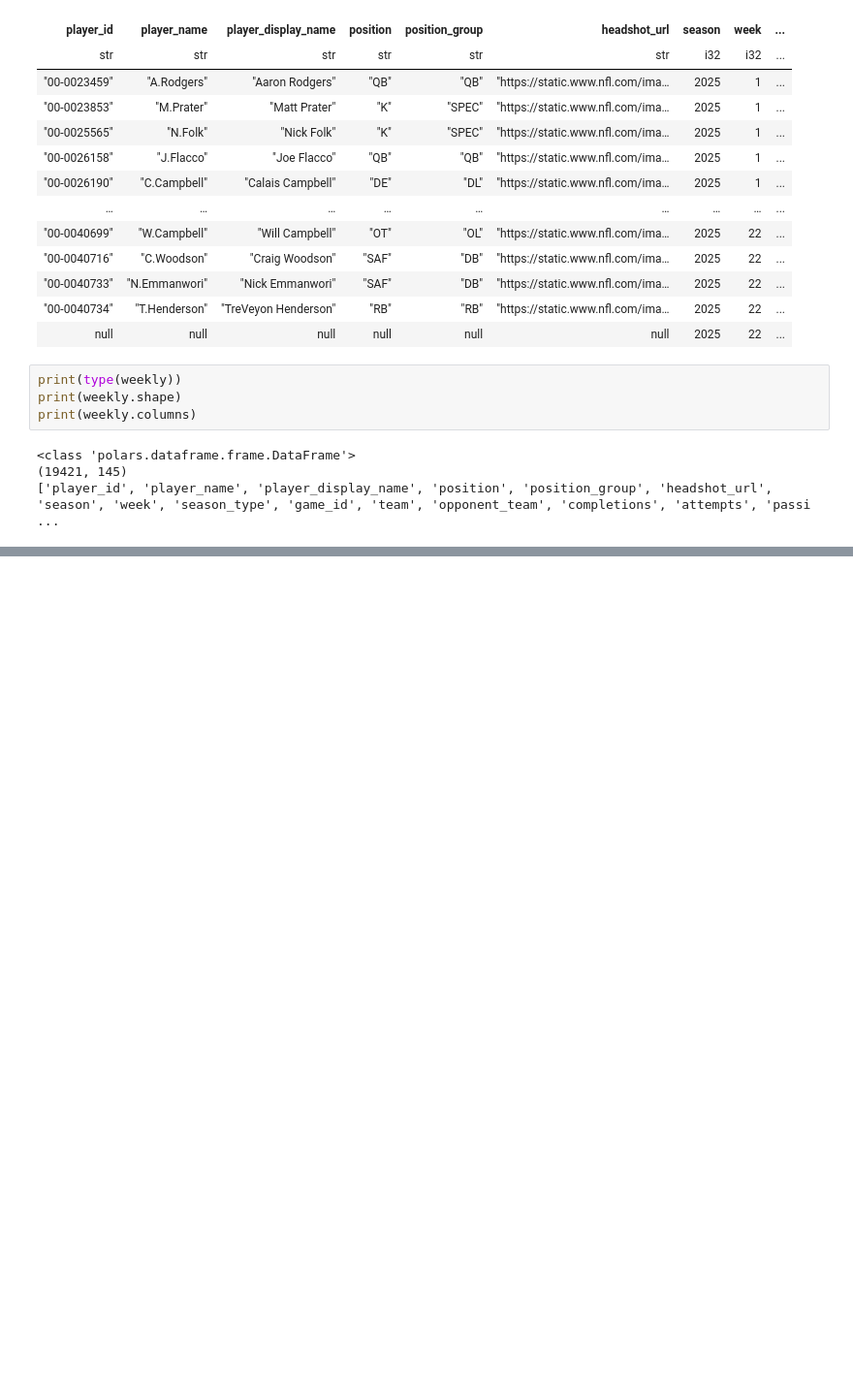
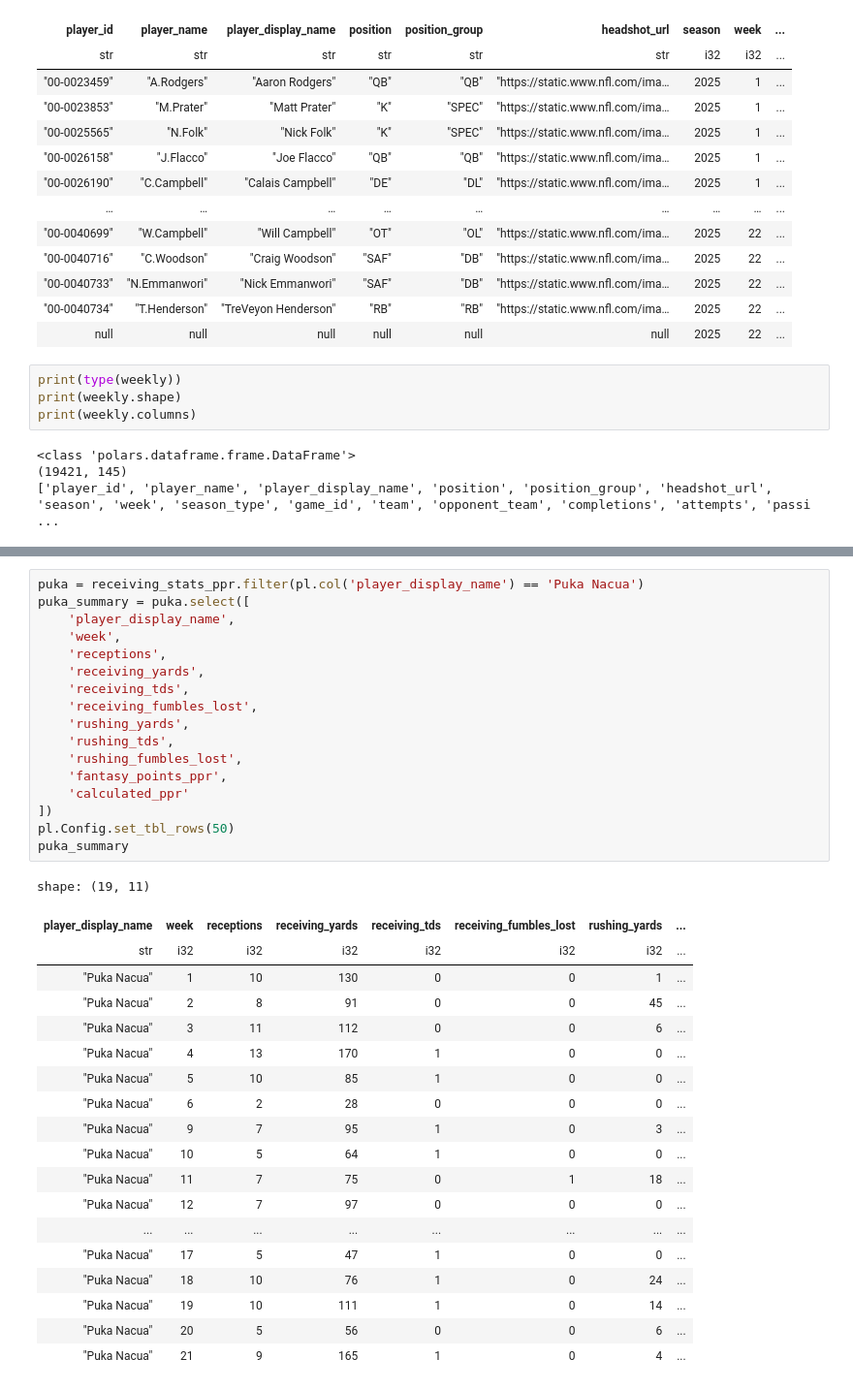
Before and after one commit to samarthsarda9/fantasy-football-project, a Jupyter notebook: notebooks/01_explore_data.ipynb, the cells around one changed output, grey strips where cells are left out. Shown at 97% size. Cells and saved outputs as stored; diff of their text form; blank space fills up the shorter version.

```diff
--- a/notebooks/01_explore_data.ipynb
+++ b/notebooks/01_explore_data.ipynb
@@ -46,0 +240,37 @@ shape: (2_623, 145)
+# %%
+puka = receiving_stats_ppr.filter(pl.col('player_display_name') == 'Puka Nacua')
+puka_summary = puka.select([
+    'player_display_name',
+    'week',
+    'receptions',
+    'receiving_yards',
+    'receiving_tds',
+    'receiving_fumbles_lost',
+    'rushing_yards',
+    'rushing_tds',
+    'rushing_fumbles_lost',
+    'fantasy_points_ppr',
+    'calculated_ppr'
+])
+pl.Config.set_tbl_rows(50)
+puka_summary
+# %% [output]
+shape: (19, 11)
+| player_display_name | week | receptions | receiving_yards | receiving_tds | receiving_fumbles_lost | rushing_yards | ... |
+| str | i32 | i32 | i32 | i32 | i32 | i32 | ... |
+| "Puka Nacua" | 1 | 10 | 130 | 0 | 0 | 1 | ... |
+| "Puka Nacua" | 2 | 8 | 91 | 0 | 0 | 45 | ... |
+| "Puka Nacua" | 3 | 11 | 112 | 0 | 0 | 6 | ... |
+| "Puka Nacua" | 4 | 13 | 170 | 1 | 0 | 0 | ... |
+| "Puka Nacua" | 5 | 10 | 85 | 1 | 0 | 0 | ... |
+| "Puka Nacua" | 6 | 2 | 28 | 0 | 0 | 0 | ... |
+| "Puka Nacua" | 9 | 7 | 95 | 1 | 0 | 3 | ... |
+| "Puka Nacua" | 10 | 5 | 64 | 1 | 0 | 0 | ... |
+| "Puka Nacua" | 11 | 7 | 75 | 0 | 1 | 18 | ... |
+| "Puka Nacua" | 12 | 7 | 97 | 0 | 0 | 0 | ... |
+| ... | ... | ... | ... | ... | ... | ... | ... |
+| "Puka Nacua" | 17 | 5 | 47 | 1 | 0 | 0 | ... |
+| "Puka Nacua" | 18 | 10 | 76 | 1 | 0 | 24 | ... |
+| "Puka Nacua" | 19 | 10 | 111 | 1 | 0 | 14 | ... |
+| "Puka Nacua" | 20 | 5 | 56 | 0 | 0 | 6 | ... |
+| "Puka Nacua" | 21 | 9 | 165 | 1 | 0 | 4 | ... |
```
Also changed, not shown: parts of 10 cells of this notebook, 1 other file.
